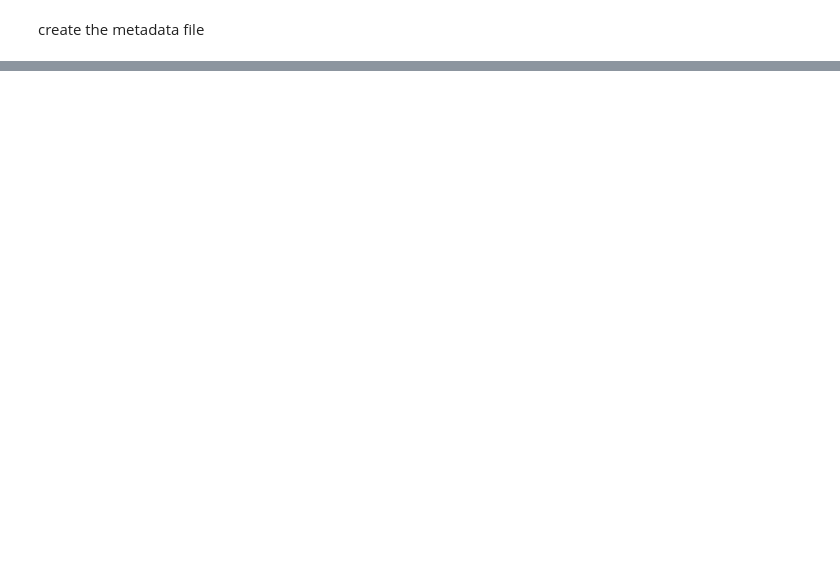
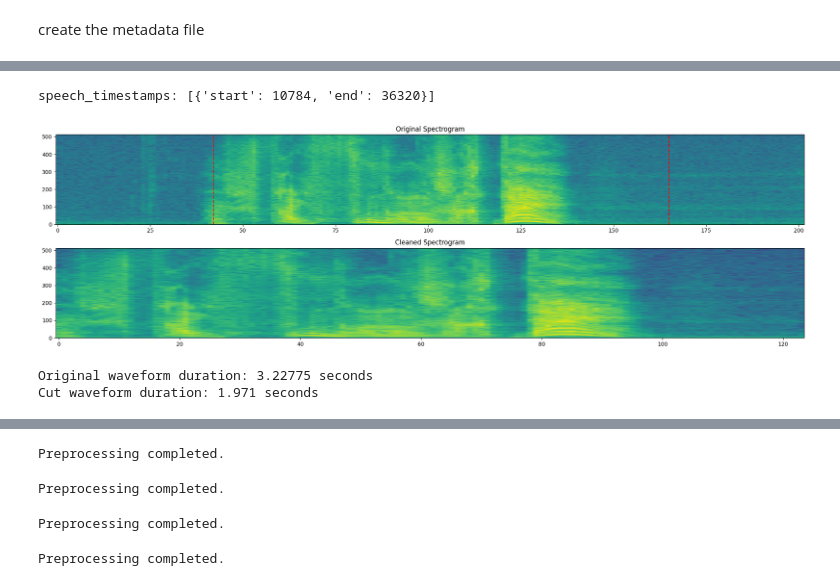
Before and after one commit to QKTheoNguyen/Multimodal_Emotion_Recognition_for_Geriatric_Medecine, a Jupyter notebook: preprocessing.ipynb, the cells around one changed output, grey strips where cells are left out. Saved outputs shown, nothing was run; the diff lists cells and outputs as text; code cells hidden in the pictures; blank space fills up the shorter version.

```diff
--- a/preprocessing.ipynb
+++ b/preprocessing.ipynb
@@ -235,0 +486,49 @@ print('Metadata files created successfully')
+# %%
+# Test the function to verify if the speech timestamps are correct (you might tune the threshold if not)
+audio_path = os.path.join('data', 'EmoData', 'CaFE', 'Colère', 'Faible', '01-C-1-1.wav')
+model = silero_vad.load_silero_vad()
+
+waveform, sample_rate = torchaudio.load(audio_path)
+resampler = T.Resample(orig_freq=sample_rate, new_freq=16000)
+if waveform.shape[0] == 2:
+    waveform = torch.mean(waveform, dim=0, keepdim=True)
+waveform = resampler(waveform)
+
+speech_timestamps = silero_vad.get_speech_timestamps(
+                    waveform,
+                    model,
+                    threshold=0.4,
+                    return_seconds = False,
+                    sampling_rate = 16000,
+                    min_silence_duration_ms = 100
+                    )
+print(f'speech_timestamps: {speech_timestamps}')
+
+start_sample = int(speech_timestamps[0]["start"])
+end_sample = int(speech_timestamps[-1]["end"]) + 6000
+
+waveform_cut = waveform[:, start_sample:end_sample]
+
+spectrogram = T.Spectrogram(n_fft=1024, win_length=512, hop_length=256)(waveform)
+spectrogram_cut = T.Spectrogram(n_fft=1024, win_length=512, hop_length=256)(waveform_cut)
+
+# plot the spectrogram
+fig, axs = plt.subplots(2, 1, figsize=(20, 6))
+axs[0].imshow(10 * spectrogram[0].log2().numpy(), cmap='viridis', aspect='auto', origin='lower')
+axs[0].axvline(x=start_sample//256, color='r', linestyle='--')
+axs[0].axvline(x=end_sample//256, color='r', linestyle='--')
+axs[0].set_title('Original Spectrogram')
+axs[1].imshow(10 * spectrogram_cut[0].log2().numpy(), cmap='viridis', aspect='auto', origin='lower')
+axs[1].set_title('Cleaned Spectrogram')
+plt.tight_layout()
+plt.show()
+
+# Listen to the audio
+print(f'Original waveform duration: {waveform.shape[1] / 16000} seconds')
+print(f'Cut waveform duration: {waveform_cut.shape[1] / 16000} seconds')
+Audio(waveform_cut.numpy(), rate=16000)
+# %% [output]
+speech_timestamps: [{'start': 10784, 'end': 36320}]
+[figure, added]
+Original waveform duration: 3.22775 seconds
+Cut waveform duration: 1.971 seconds
@@ -235,0 +566,20 @@ print('Metadata files created successfully')
+# %%
+metadata_filepath = os.path.join('data', 'metadata_emo', 'metadata_emo_CaFE.csv')
+preprocess_wav_files(metadata_filepath, initial_sample_rate=48000)
+# %% [output]
+Preprocessing completed.
+# %%
+metadata_filepath = os.path.join('data', 'metadata_emo', 'metadata_emo_RAVDESS.csv')
+preprocess_wav_files(metadata_filepath, initial_sample_rate=48000)
+# %% [output]
+Preprocessing completed.
+# %%
+metadata_filepath = os.path.join('data', 'metadata_emo', 'metadata_emo_Oreau.csv')
+preprocess_wav_files(metadata_filepath, initial_sample_rate=44100)
+# %% [output]
+Preprocessing completed.
+# %%
+metadata_filepath = os.path.join('data', 'metadata_emo', 'metadata_emo_eNTERFACE.csv')
+preprocess_wav_files(metadata_filepath, initial_sample_rate=44100)
+# %% [output]
+Preprocessing completed.
```
Also changed, not shown: parts of 24 cells of this notebook, 4 other files.
